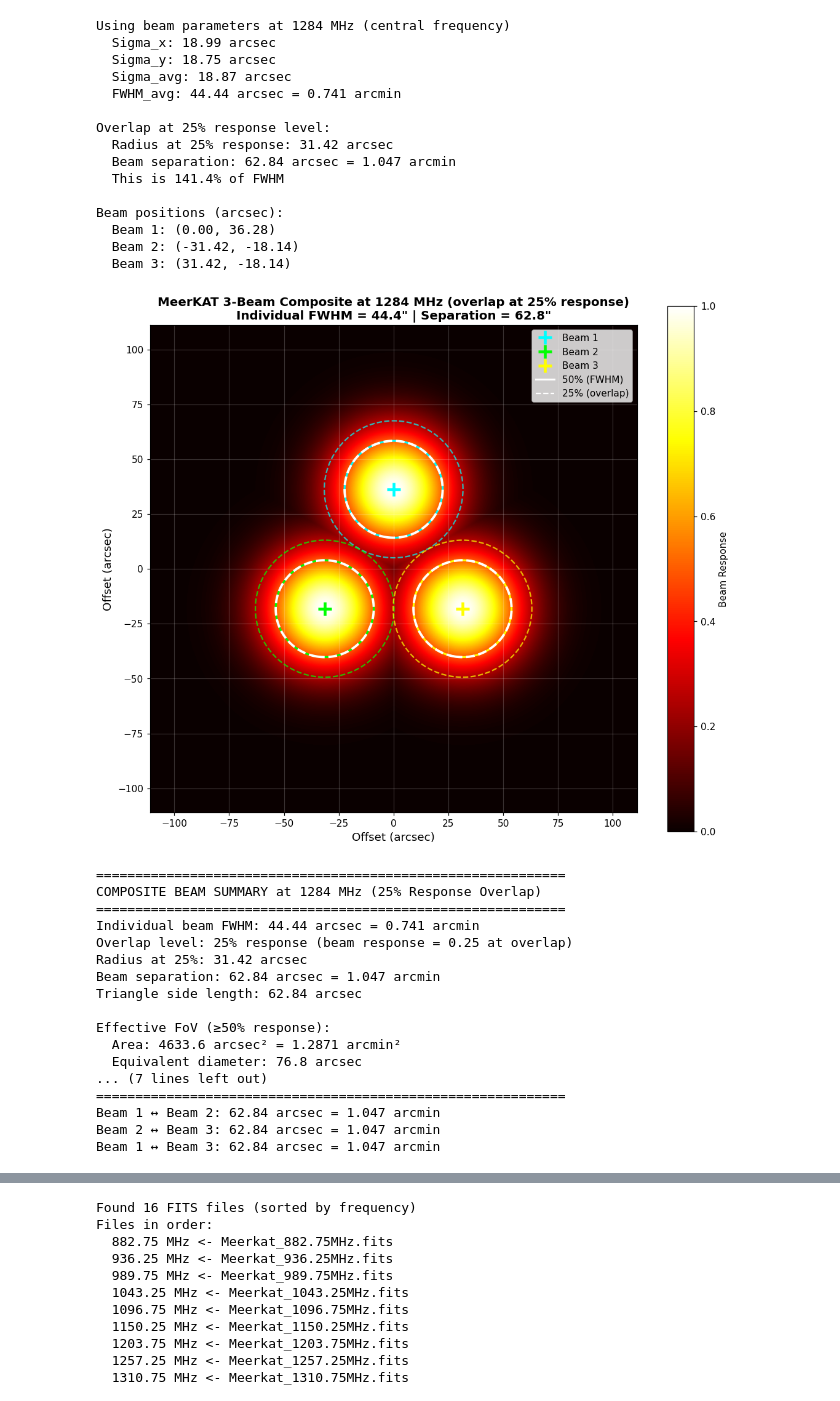
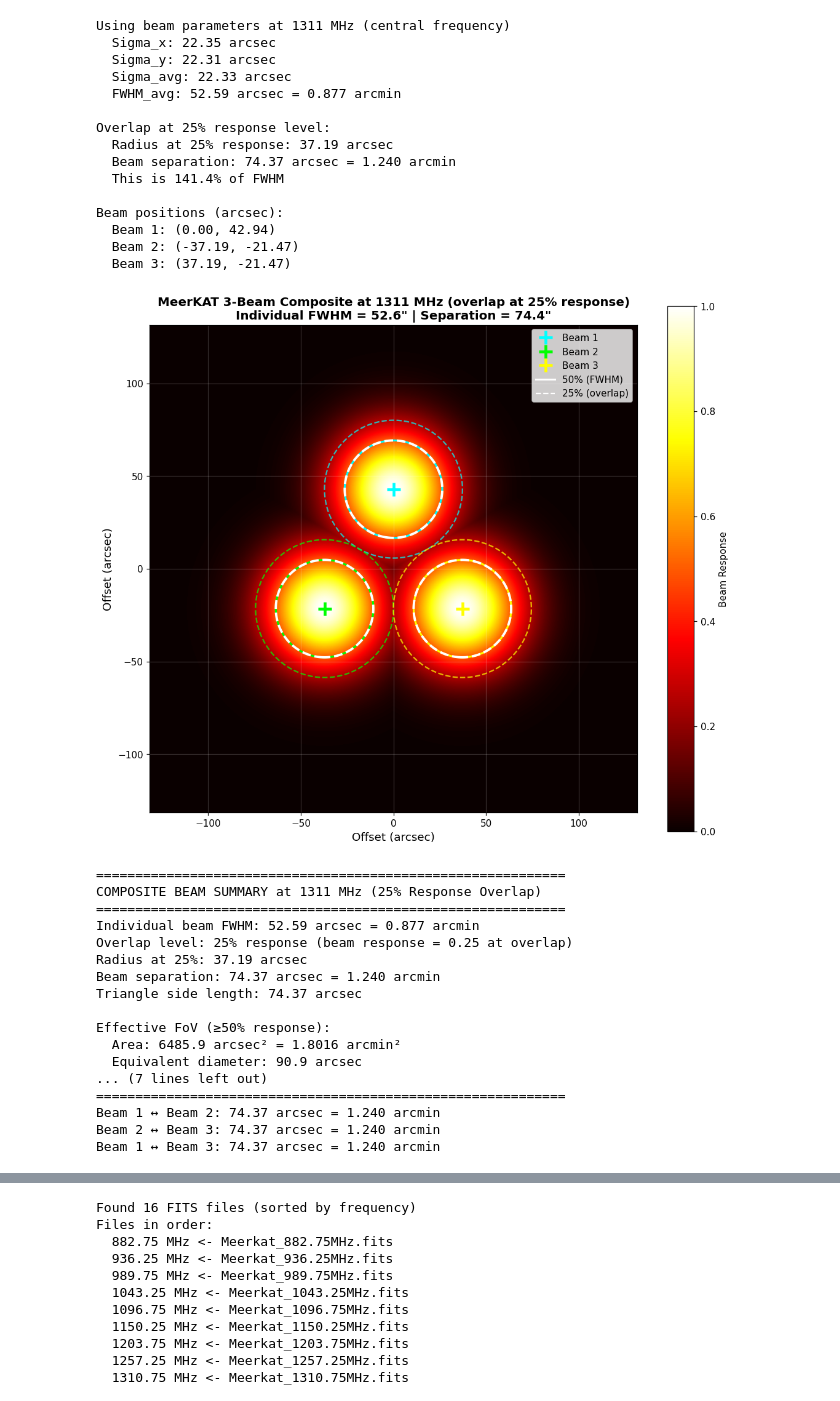
Before and after one commit to tzuyin524/FRB-POP, a Jupyter notebook: MeerKat_beams_freq.ipynb, the cells around one changed output, grey strips where cells are left out. Saved outputs shown, nothing was run; the diff lists cells and outputs as text; code cells hidden in the pictures.

```diff
--- a/MeerKat_beams_freq.ipynb
+++ b/MeerKat_beams_freq.ipynb
@@ -12,10 +12,10 @@ import pandas as pd
 # Using beam parameters at 1284 MHz (central frequency of 856-1712 MHz band)
 
 # Load beam parameters from CSV
-beam_params = pd.read_csv('/Users/xuziying/Downloads/MeerKAT_beam_n_comp/beam_parameters.csv')
+beam_params = pd.read_csv('/home/thsu/FRB_population/MeerKat_beams/beam_parameters.csv')
 
 # Get parameters at 1284 MHz (central frequency)
-central_freq = 1284.0
+central_freq = 1310.75
 params_1284 = beam_params[beam_params['freq_MHz'] == central_freq].iloc[0]
 
 sigma_h = params_1284['sigma_x']  # horizontal sigma in arcsec
@@ -134,61 +134,61 @@ print("="*60)
 print(f"Individual beam FWHM: {fwhm_avg:.2f} arcsec = {fwhm_avg/60:.3f} arcmin")
 print(f"Overlap level: 25% response (beam response = 0.25 at overlap)")
 print(f"Radius at 25%: {radius_at_overlap:.2f} arcsec")
 print(f"Beam separation: {beam_separation:.2f} arcsec = {beam_separation/60:.3f} arcmin")
 print(f"Triangle side length: {beam_separation:.2f} arcsec")
 
 # Calculate effective FoV
 half_max_mask = composite >= 0.5
 quarter_max_mask = composite >= 0.25
 effective_area_50 = np.sum(half_max_mask) * (2 * grid_size / n_pixels)**2
 effective_area_25 = np.sum(quarter_max_mask) * (2 * grid_size / n_pixels)**2
 print(f"\nEffective FoV (≥50% response):")
 print(f"  Area: {effective_area_50:.1f} arcsec² = {effective_area_50/3600:.4f} arcmin²")
 print(f"  Equivalent diameter: {2*np.sqrt(effective_area_50/np.pi):.1f} arcsec")
 print(f"\nEffective FoV (≥25% response):")
 print(f"  Area: {effective_area_25:.1f} arcsec² = {effective_area_25/3600:.4f} arcmin²")
 print(f"  Equivalent diameter: {2*np.sqrt(effective_area_25/np.pi):.1f} arcsec")
 
 print("\n" + "="*60)
 print("BEAM SEPARATIONS (Equilateral Triangle)")
 print("="*60)
 print(f"Beam 1 ↔ Beam 2: {beam_separation:.2f} arcsec = {beam_separation/60:.3f} arcmin")
 print(f"Beam 2 ↔ Beam 3: {beam_separation:.2f} arcsec = {beam_separation/60:.3f} arcmin")
 print(f"Beam 1 ↔ Beam 3: {beam_separation:.2f} arcsec = {beam_separation/60:.3f} arcmin")
 # %% [output]
-Using beam parameters at 1284 MHz (central frequency)
-  Sigma_x: 18.99 arcsec
-  Sigma_y: 18.75 arcsec
-  Sigma_avg: 18.87 arcsec
-  FWHM_avg: 44.44 arcsec = 0.741 arcmin
+Using beam parameters at 1311 MHz (central frequency)
+  Sigma_x: 22.35 arcsec
+  Sigma_y: 22.31 arcsec
+  Sigma_avg: 22.33 arcsec
+  FWHM_avg: 52.59 arcsec = 0.877 arcmin
 
 Overlap at 25% response level:
-  Radius at 25% response: 31.42 arcsec
-  Beam separation: 62.84 arcsec = 1.047 arcmin
+  Radius at 25% response: 37.19 arcsec
+  Beam separation: 74.37 arcsec = 1.240 arcmin
   This is 141.4% of FWHM
 
 Beam positions (arcsec):
-  Beam 1: (0.00, 36.28)
-  Beam 2: (-31.42, -18.14)
-  Beam 3: (31.42, -18.14)
+  Beam 1: (0.00, 42.94)
+  Beam 2: (-37.19, -21.47)
+  Beam 3: (37.19, -21.47)
-[figure, old version]
+[figure, new version]
 ============================================================
-COMPOSITE BEAM SUMMARY at 1284 MHz (25% Response Overlap)
+COMPOSITE BEAM SUMMARY at 1311 MHz (25% Response Overlap)
 ============================================================
-Individual beam FWHM: 44.44 arcsec = 0.741 arcmin
+Individual beam FWHM: 52.59 arcsec = 0.877 arcmin
 Overlap level: 25% response (beam response = 0.25 at overlap)
-Radius at 25%: 31.42 arcsec
-Beam separation: 62.84 arcsec = 1.047 arcmin
-Triangle side length: 62.84 arcsec
+Radius at 25%: 37.19 arcsec
+Beam separation: 74.37 arcsec = 1.240 arcmin
+Triangle side length: 74.37 arcsec
 
 Effective FoV (≥50% response):
-  Area: 4633.6 arcsec² = 1.2871 arcmin²
-  Equivalent diameter: 76.8 arcsec
+  Area: 6485.9 arcsec² = 1.8016 arcmin²
+  Equivalent diameter: 90.9 arcsec
 ... (7 lines left out)
 ============================================================
-Beam 1 ↔ Beam 2: 62.84 arcsec = 1.047 arcmin
-Beam 2 ↔ Beam 3: 62.84 arcsec = 1.047 arcmin
-Beam 1 ↔ Beam 3: 62.84 arcsec = 1.047 arcmin
+Beam 1 ↔ Beam 2: 74.37 arcsec = 1.240 arcmin
+Beam 2 ↔ Beam 3: 74.37 arcsec = 1.240 arcmin
+Beam 1 ↔ Beam 3: 74.37 arcsec = 1.240 arcmin
 # %%
 # filepath: /Users/xuziying/Desktop/VScode/FRB_population/MeerKat_beams_freq.ipynb
 # Define Gaussian function
```
Also changed, not shown: parts of 5 cells of this notebook, 16 other files.
